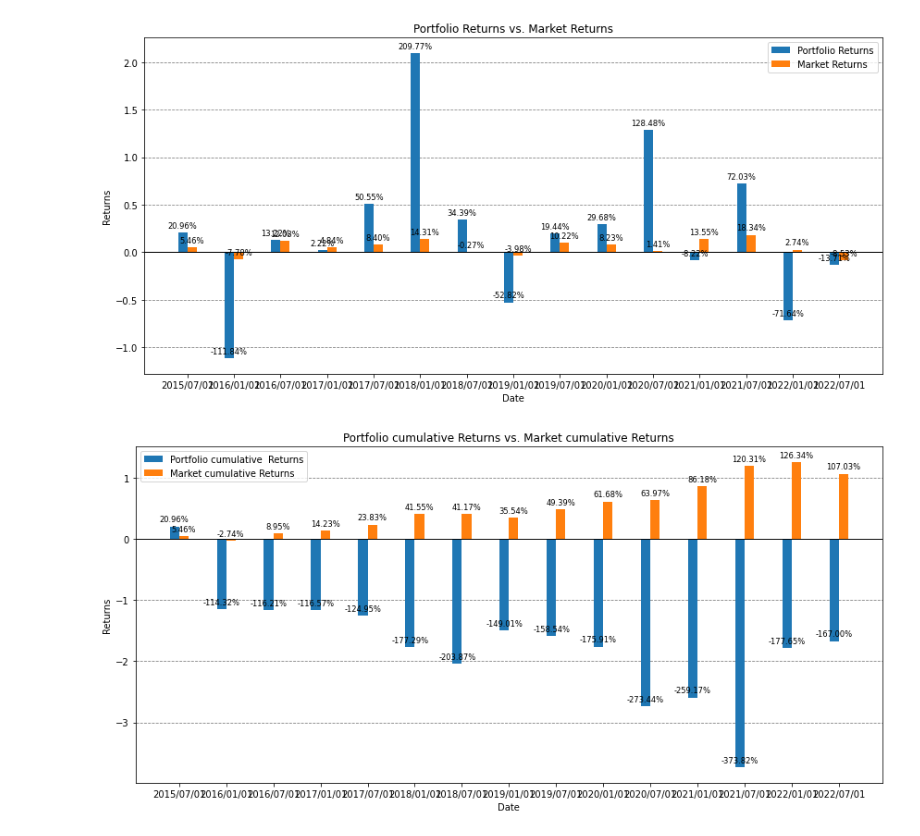
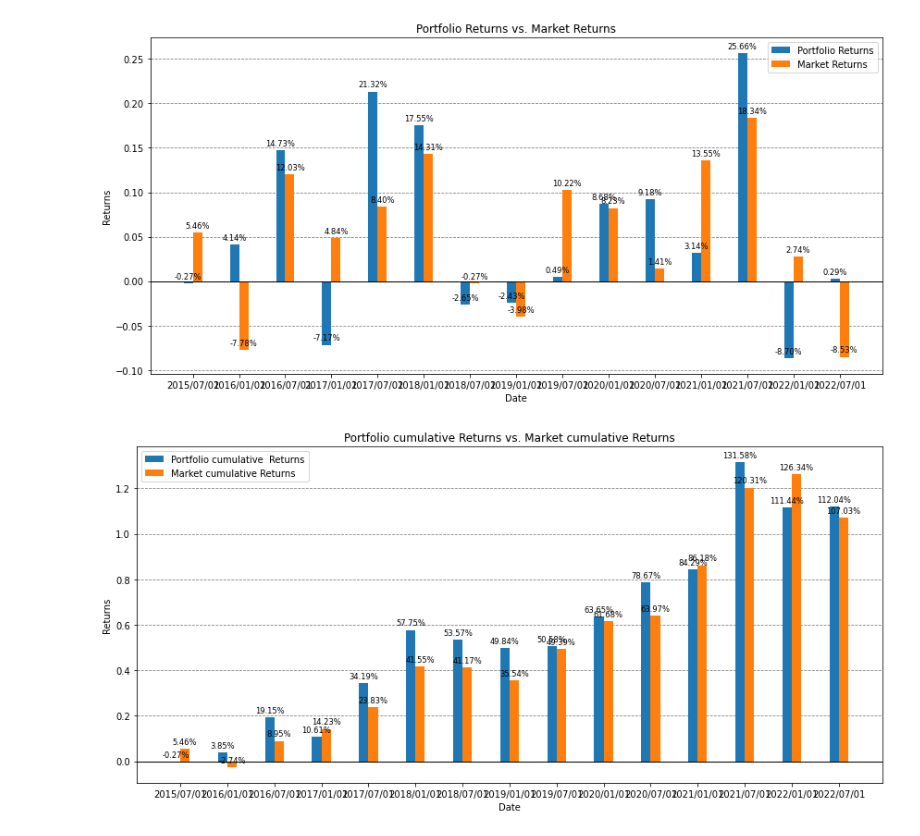
Before and after one commit to NicolaiVArends/BachelorThesis, a Jupyter notebook: notebooks/Strategy1.ipynb, the cells around one changed output. Drawn from its saved outputs; the diff is of its cells as text; code cells hidden in the pictures.

```diff
--- a/notebooks/Strategy1.ipynb
+++ b/notebooks/Strategy1.ipynb
@@ -29,13 +29,13 @@ warnings.filterwarnings("ignore", category=FutureWarning, module='pandas')
 # %%
 
 "Weights is how you want to weigh the Enviromental, Social, and Governance score, they have to sum to one"
-weights = np.array([1/3,1/3,1/3])
+weights = np.array([0,1,0])
 
 "The minimum ESG score is the lowest score a company can have for it to be included in your portfolio"
-min_esg_score = 1200
+min_esg_score = 1000
 
 "The maximum ESG score is the highest ESG score a company can have for it to be included in your portfolio"
-max_esg_score = 2000
+max_esg_score = 700
 
 "This is the ESG data for the companies you want included in the portfolio optimization"
 df = pd.read_excel('../data/ESG_DATA_S&P500.xlsx')
@@ -60,6 +60,17 @@ risk_free_rate = 0.01
 
 "If you want to rebalance with a monthly or yearly frequency"
 rebalancing_freq = 'monthly'
+# %%
+strategy1 = {'df': df,
+ 'weights': weights,
+ 'min_esg_score': min_esg_score,
+ 'max_esg_score': max_esg_score,
+ 'bounds': Bounds1,
+ 'sharpe_type': sharpe_type,
+ 'wanted_return': Wanted_return,
+ 'maximum_risk': maximum_risk,
+ 'rebalancing_freq': rebalancing_freq,
+ 'risk_free_rate': risk_free_rate}
 # %%
 "First input is your investment strategy,",
 "Second input is whether you are doing monthly or yearly rebalancing",
@@ -74,7 +85,7 @@ data5 = backtesting.backtesting(strategy1,
                                 6,
                                 '2015-01-01',
                                 '2022-01-01',
+                                5,
                                 0,
-                                6,
                                 '^GSPC')
 # %% [output]
@@ -98,19 +93,19 @@ Excpected return on investment is 103.25465047832205%
 # %%
 "Our portfolio returns compared to the market returns for each recalibration",
 
 "First parameter is the portfolio date",
 
 "Second parameter is the portfolio returns",
-"change to data5[8] if you want cml returns and data5[6] if you want normal portfolio returns",
+"change to data5['portfolio_actual_returns_cmle'] if you want cml returns and data5['portfolio_actual_returns'] if you want normal portfolio returns",
 
 "Third parameter is the market returns"
 
 
-plot.compare_returns1(data5[9],
-                      np.concatenate(data5[6]),
+plot.compare_returns1(data5['return_dates'],
+                      np.concatenate(data5['portfolio_actual_returns']),
                       data5[7])
 # %% [output]
-[figure, old version]
+[figure, new version]
 # %%
 #Data[10] is the cml returns
 "Our portfolio cumulative returns compared to the market returns for each recalibration",
@@ -122,4 +117,4 @@ plot.compare_cumulative_returns(data5[9],
                                 np.concatenate(data5[12]),
                                 data5[11])
 # %% [output]
-[figure, old version]
+[figure, new version]
```
Also changed, not shown: parts of 1 cell of this notebook, 6 other files.
